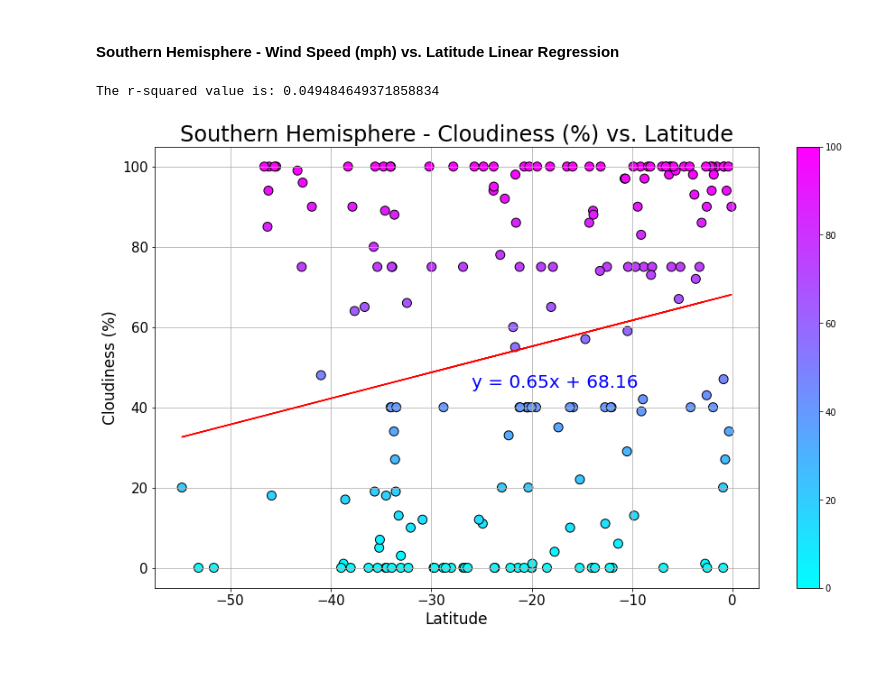
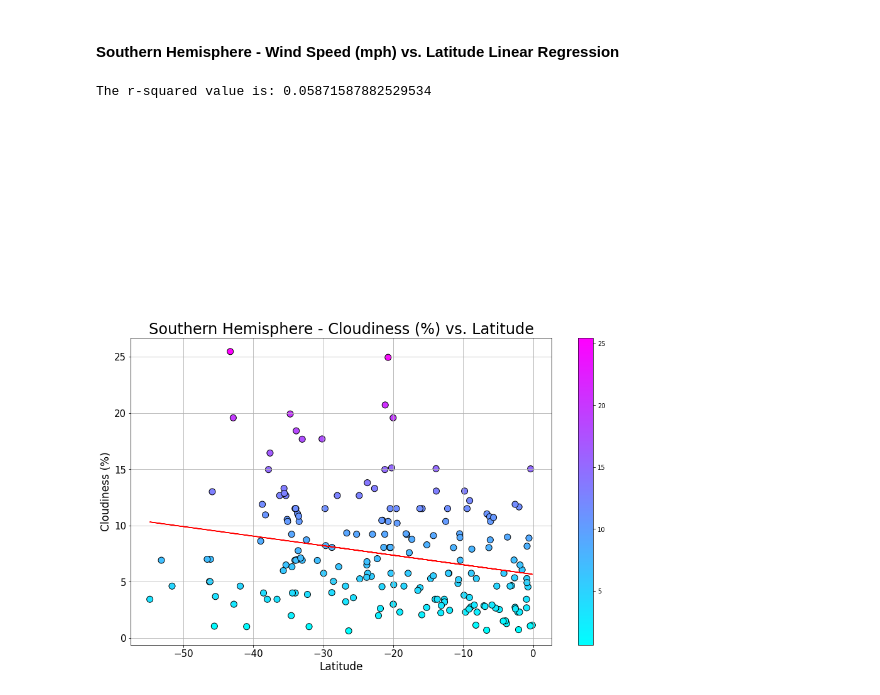
Before and after one commit to crogar/python-api-challenge, a Jupyter notebook: WeatherPy/WeatherPy.ipynb, the cells around one changed output. Cells and saved outputs as stored; diff of their text form; code cells hidden in the pictures; blank space fills up the shorter version.

Commit message:
Update WeatherPy.ipynb
corrected data series for wind speed

```diff
--- a/WeatherPy/WeatherPy.ipynb
+++ b/WeatherPy/WeatherPy.ipynb
@@ -423,25 +423,25 @@ The r-squared value is: 0.08903953775984906
 ####  Southern Hemisphere - Wind Speed (mph) vs. Latitude Linear Regression
 # %%
 s_lats = southern_hemisphere_df['Lat']  # latitudes for cities in the northern hemisphere
-s_winds = southern_hemisphere_df["Cloudiness"]
+s_winds = southern_hemisphere_df["Wind Speed"]
 
 (slope, intercept, rvalue, pvalue, stderr) = linregress(s_lats, s_winds)
 
 regress_values = s_lats * slope + intercept
 line_eq = "y = " + str(round(slope,2)) + "x + " + str(round(intercept,2))
 
 plt.figure(figsize=(15,9))
 plt.grid()
 plt.title("Southern Hemisphere - Cloudiness (%) vs. Latitude", fontsize=24, )
 plt.scatter(s_lats,s_winds, s=100, c=s_winds, cmap='cool', edgecolors="black")
 plt.plot(s_lats,regress_values,"r-")
 plt.annotate(line_eq,(-26,45),fontsize=20,color="blue")
 plt.xlabel("Latitude", fontsize=17)
 plt.ylabel("Cloudiness (%)", fontsize=17)
 plt.xticks(fontsize= 15)
 plt.yticks(fontsize= 15);
 plt.colorbar()
-print(f"The r-squared value is: {rvalue**2}")
+print(f"The r-squared value is: {rvalue**2}");
 # %% [output]
-The r-squared value is: 0.049484649371858834
+The r-squared value is: 0.05871587882529534
-[figure, old version]
+[figure, new version]
```
Also changed, not shown: parts of 1 cell of this notebook.
